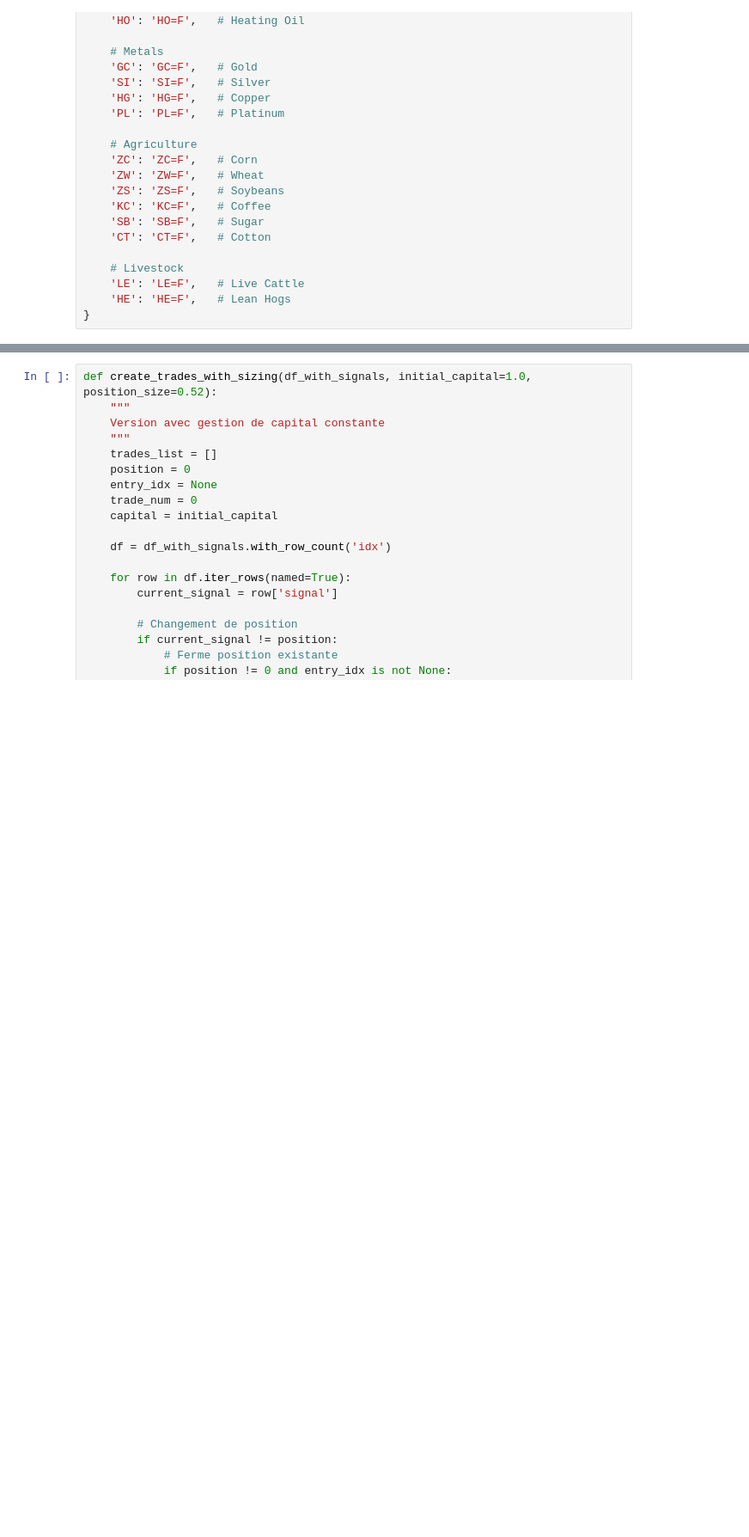
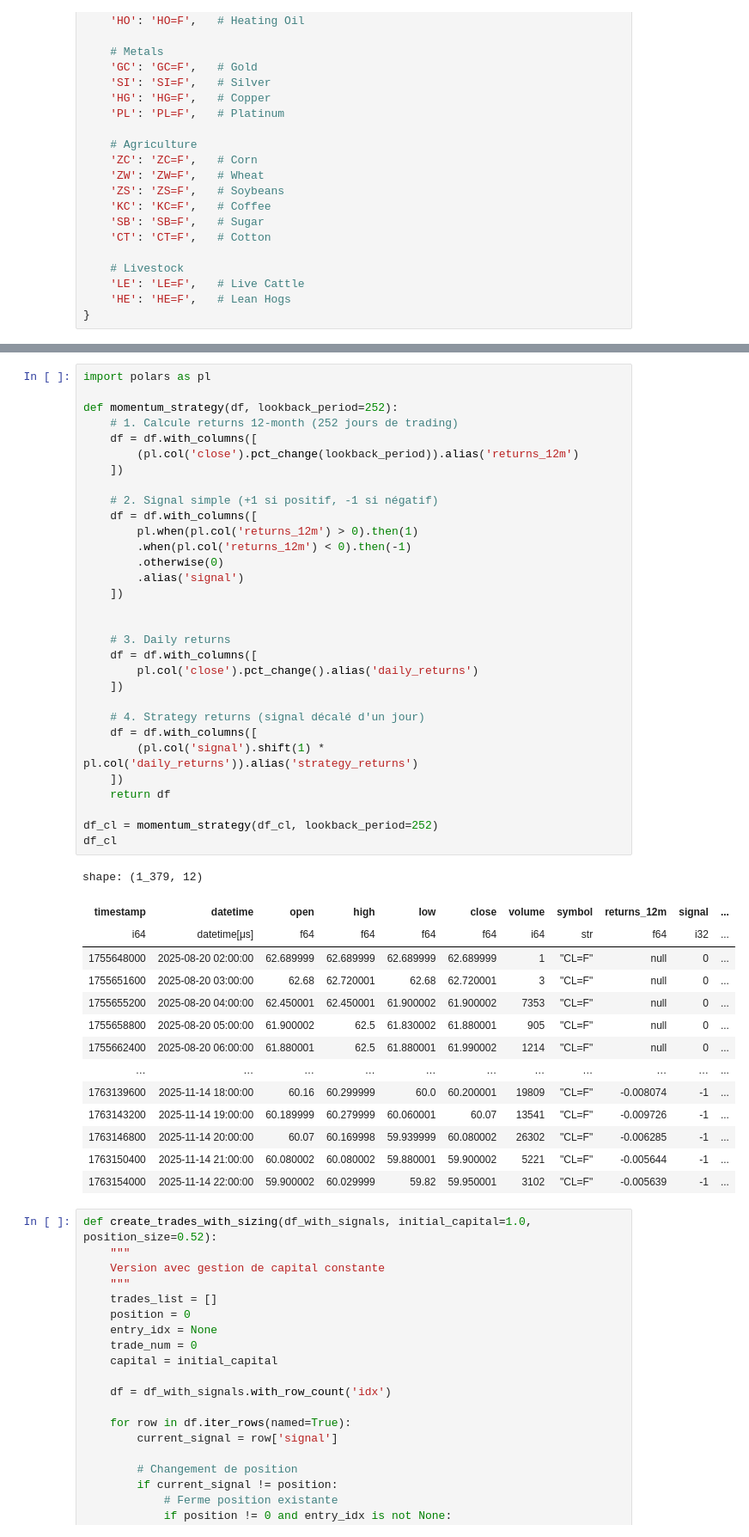
Before and after one commit to MiletoCarmelo/QuanTa, a Jupyter notebook: notebooks/momentum_strategy.ipynb, the cells around one changed output, grey strips where cells are left out. Shown at 86% size. Cells and saved outputs as stored; diff of their text form; blank space fills up the shorter version.

Commit message:
testing backtest momentum

```diff
--- a/notebooks/momentum_strategy.ipynb
+++ b/notebooks/momentum_strategy.ipynb
@@ -32,3 +81,49 @@ tickers_map = {
+# %%
+import polars as pl
+
+def momentum_strategy(df, lookback_period=252):
+    # 1. Calcule returns 12-month (252 jours de trading)
+    df = df.with_columns([
+        (pl.col('close').pct_change(lookback_period)).alias('returns_12m')
+    ])
+
+    # 2. Signal simple (+1 si positif, -1 si négatif)
+    df = df.with_columns([
+        pl.when(pl.col('returns_12m') > 0).then(1)
+        .when(pl.col('returns_12m') < 0).then(-1)
+        .otherwise(0)
+        .alias('signal')
+    ])
+
+
+    # 3. Daily returns
+    df = df.with_columns([
+        pl.col('close').pct_change().alias('daily_returns')
+    ])
+
+    # 4. Strategy returns (signal décalé d'un jour)
+    df = df.with_columns([
+        (pl.col('signal').shift(1) * pl.col('daily_returns')).alias('strategy_returns')
+    ])
+    return df
+
+df_cl = momentum_strategy(df_cl, lookback_period=252)
+df_cl
+# %% [output]
+shape: (1_379, 12)
+| timestamp | datetime | open | high | low | close | volume | symbol | returns_12m | signal | ... |
+| i64 | datetime[μs] | f64 | f64 | f64 | f64 | i64 | str | f64 | i32 | ... |
+| 1755648000 | 2025-08-20 02:00:00 | 62.689999 | 62.689999 | 62.689999 | 62.689999 | 1 | "CL=F" | null | 0 | ... |
+| 1755651600 | 2025-08-20 03:00:00 | 62.68 | 62.720001 | 62.68 | 62.720001 | 3 | "CL=F" | null | 0 | ... |
+| 1755655200 | 2025-08-20 04:00:00 | 62.450001 | 62.450001 | 61.900002 | 61.900002 | 7353 | "CL=F" | null | 0 | ... |
+| 1755658800 | 2025-08-20 05:00:00 | 61.900002 | 62.5 | 61.830002 | 61.880001 | 905 | "CL=F" | null | 0 | ... |
+| 1755662400 | 2025-08-20 06:00:00 | 61.880001 | 62.5 | 61.880001 | 61.990002 | 1214 | "CL=F" | null | 0 | ... |
+| … | … | … | … | … | … | … | … | … | … | ... |
+| 1763139600 | 2025-11-14 18:00:00 | 60.16 | 60.299999 | 60.0 | 60.200001 | 19809 | "CL=F" | -0.008074 | -1 | ... |
+| 1763143200 | 2025-11-14 19:00:00 | 60.189999 | 60.279999 | 60.060001 | 60.07 | 13541 | "CL=F" | -0.009726 | -1 | ... |
+| 1763146800 | 2025-11-14 20:00:00 | 60.07 | 60.169998 | 59.939999 | 60.080002 | 26302 | "CL=F" | -0.006285 | -1 | ... |
+| 1763150400 | 2025-11-14 21:00:00 | 60.080002 | 60.080002 | 59.880001 | 59.900002 | 5221 | "CL=F" | -0.005644 | -1 | ... |
+| 1763154000 | 2025-11-14 22:00:00 | 59.900002 | 60.029999 | 59.82 | 59.950001 | 3102 | "CL=F" | -0.005639 | -1 | ... |
 # %%
 def create_trades_with_sizing(df_with_signals, initial_capital=1.0, position_size=0.52):
     """
```
Also changed, not shown: parts of 24 cells of this notebook.
